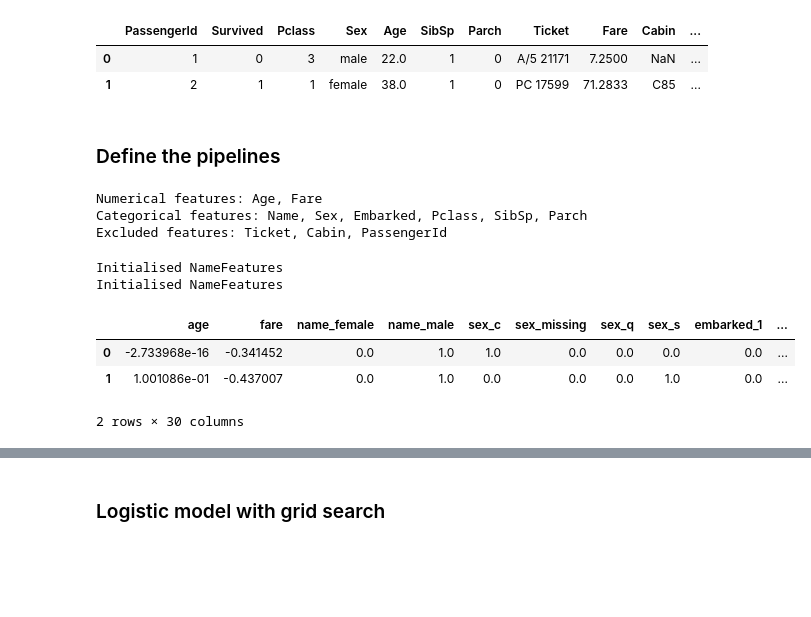
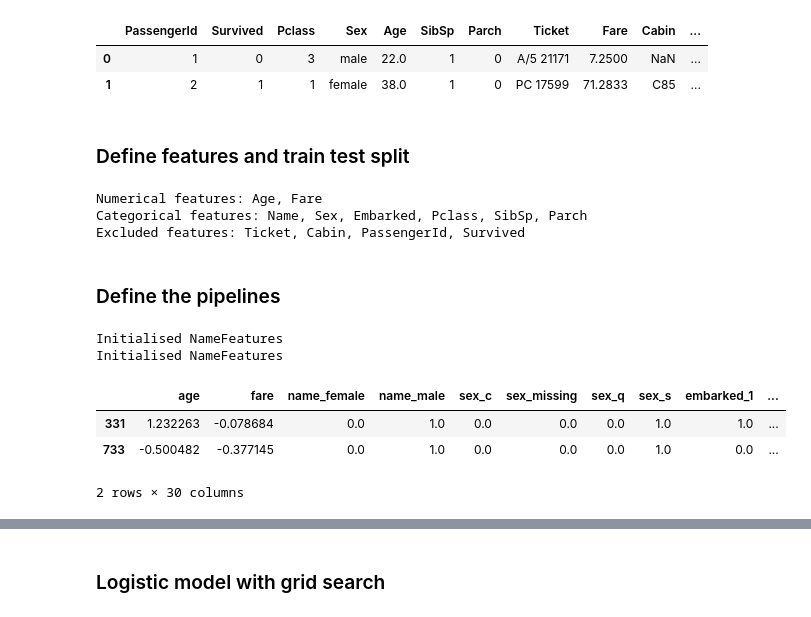
Before and after one commit to simonwardjones/forget-code, a Jupyter notebook: Python/machine-learning/titanic_walkthrough.ipynb, the cells around one changed output, grey strips where cells are left out. Drawn from its saved outputs; the diff is of its cells as text; code cells hidden in the pictures; blank space fills up the shorter version.

```diff
--- a/Python/machine-learning/titanic_walkthrough.ipynb
+++ b/Python/machine-learning/titanic_walkthrough.ipynb
@@ -163,42 +161,42 @@ Initialised NameFeatures
 |  | PassengerId | Survived | Pclass | Sex | Age | SibSp | Parch | Ticket | Fare | Cabin | ... |
 | 0 | 1 | 0 | 3 | male | 22.0 | 1 | 0 | A/5 21171 | 7.2500 | NaN | ... |
 | 1 | 2 | 1 | 1 | female | 38.0 | 1 | 0 | PC 17599 | 71.2833 | C85 | ... |
+# %% [markdown]
+### Define features and train test split
+# %%
+all_numerical_features = [
+    col for col, col_dt in raw_train.dtypes.iteritems() if col_dt not in ['O']]
+all_categorical_features = [
+    col for col, col_dt in raw_train.dtypes.iteritems() if col_dt in ['O']]
+
+target_feature = ['Survived']
+exclude_features = ['Ticket', 'Cabin', 'PassengerId'] + target_feature
+numerical_features = [feature for feature in all_numerical_features
+                      if not feature in exclude_features]
+categorical_features = [feature for feature in all_categorical_features
+                        if not feature in exclude_features]
+
+# make sure to not include sneaky categorical vairables
+numerical_categorical = ['Pclass', 'SibSp', 'Parch']
+numerical_features = [feature for feature in numerical_features
+                      if feature not in numerical_categorical]
+categorical_features += numerical_categorical
+all_features = numerical_features + categorical_features
+
+print(f'Numerical features: {", ".join(numerical_features)}')
+print(f'Categorical features: {", ".join(categorical_features)}')
+print(f'Excluded features: {", ".join(exclude_features)}')
+
+X = raw_train[all_features + target_feature].copy()
+y = X.pop('Survived')
+X_train, X_test, y_train, y_test = train_test_split(
+    X, y, test_size=0.20, random_state=42)
+# %% [output]
+Numerical features: Age, Fare
+Categorical features: Name, Sex, Embarked, Pclass, SibSp, Parch
+Excluded features: Ticket, Cabin, PassengerId, Survived
 # %% [markdown]
 ### Define the pipelines
-# %%
-np.random.seed(42)
-
-X_train = raw_train.sample(frac=1).copy()
-y_train = X_train.pop('Survived')
-X_test = raw_test.copy()
-
-# Before doing any CV it helps to shuffle - I once got caught out on this
-
-all_numerical_features = [col for col, col_dt in X_train.dtypes.iteritems()
-                          if col_dt not in ['O']]
-all_categorical_features = [col for col, col_dt in X_train.dtypes.iteritems()
-                            if col_dt in ['O']]
-
-exclude_features = ['Ticket', 'Cabin', 'PassengerId']
-
-numerical_features = [feature for feature in all_numerical_features
-                      if not feature in exclude_features]
-categorical_features = [feature for feature in all_categorical_features
-                        if not feature in exclude_features]
-
-# make sure to not include sneaky categorical vairables
-numerical_categorical = ['Pclass', 'SibSp', 'Parch']
-numerical_features = [feature for feature in numerical_features
-                      if feature not in numerical_categorical]
-categorical_features += numerical_categorical
-
-print(f'Numerical features: {", ".join(numerical_features)}')
-print(f'Categorical features: {", ".join(categorical_features)}')
-print(f'Excluded features: {", ".join(exclude_features)}')
-# %% [output]
-Numerical features: Age, Fare
-Categorical features: Name, Sex, Embarked, Pclass, SibSp, Parch
-Excluded features: Ticket, Cabin, PassengerId
 # %%
 # define the pipelines for numerical data and categorical
 
@@ -218,35 +216,36 @@ preprocessing_pipeline = ColumnTransformer(transformers=[
     ('cat', categorical_pipeline, categorical_features)
 ])
 
 
 def pipeline_feature_names(preprocessing_pipeline):
     """Helper to get transformed column names"""
     cat_one_hot_names = list(preprocessing_pipeline\
         .named_transformers_['cat']\
         .named_steps['one_hot_encoder']\
         .get_feature_names(input_features=categorical_features))
     numerical_feature_names = [feature.lower() for feature in numerical_features]
     cat_one_hot_names = [feature.lower() for feature in cat_one_hot_names]
     return numerical_feature_names + cat_one_hot_names
 
 # Transformed data for the model
 X_train_model = preprocessing_pipeline.fit_transform(X_train)
 X_test_model = preprocessing_pipeline.transform(X_test)
 
 # Convert to df - purely to save processed data in nice format for visulaising
 X_train_df = pd.DataFrame(
     data=X_train_model.toarray(),
-    columns=pipeline_feature_names(preprocessing_pipeline))
+    columns=pipeline_feature_names(preprocessing_pipeline),
+    index=X_train.index)
 X_test_df = pd.DataFrame(
     data=X_test_model.toarray(),
     columns=pipeline_feature_names(preprocessing_pipeline))
 
 X_train_df.head(2)
 # %% [output]
 Initialised NameFeatures
 Initialised NameFeatures
 |  | age | fare | name_female | name_male | sex_c | sex_missing | sex_q | sex_s | embarked_1 | ... |
-| 0 | -2.733968e-16 | -0.341452 | 0.0 | 1.0 | 1.0 | 0.0 | 0.0 | 0.0 | 0.0 | ... |
-| 1 | 1.001086e-01 | -0.437007 | 0.0 | 1.0 | 0.0 | 0.0 | 0.0 | 1.0 | 0.0 | ... |
+| 331 | 1.232263 | -0.078684 | 0.0 | 1.0 | 0.0 | 0.0 | 0.0 | 1.0 | 1.0 | ... |
+| 733 | -0.500482 | -0.377145 | 0.0 | 1.0 | 0.0 | 0.0 | 0.0 | 1.0 | 0.0 | ... |
 2 rows × 30 columns
 # %%
```
Also changed, not shown: parts of 11 cells of this notebook, 3 other files.
